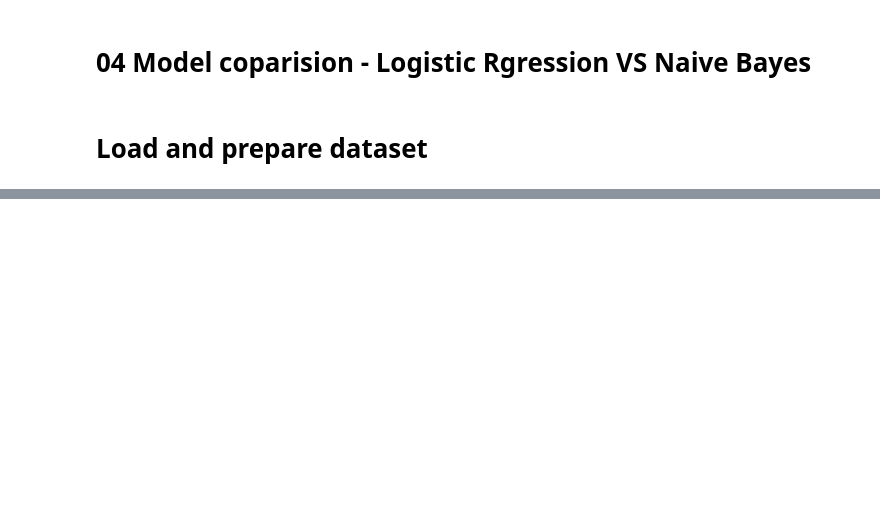
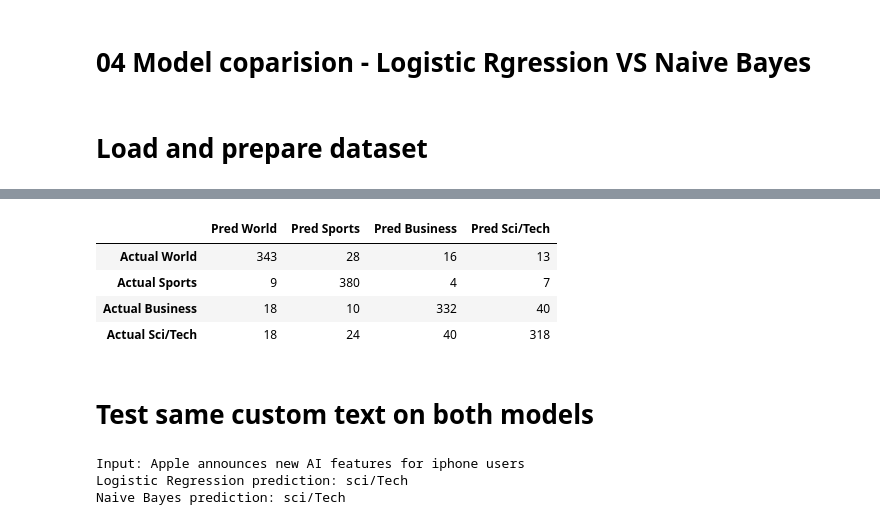
Before and after one commit to RupeshBash/news-intelligence-api, a Jupyter notebook: notebooks/04_model_comparison.ipynb, the cells around one changed output, grey strips where cells are left out. Saved outputs shown, nothing was run; the diff lists cells and outputs as text; code cells hidden in the pictures; blank space fills up the shorter version.

```diff
--- a/notebooks/04_model_comparison.ipynb
+++ b/notebooks/04_model_comparison.ipynb
@@ -55,0 +171,8 @@ df["text"] = df["text"].str.strip()
+# %%
+# Train Naive Bayes
+
+#Multinomial naive bayes is commanly used for text classification
+nb_model = MultinomialNB()
+
+# Train model
+nb_model.fit(X_train_tfidf, y_train)
@@ -55,0 +181,5 @@ df["text"] = df["text"].str.strip()
+# %%
+# Predict
+
+# Predict test labels
+nb_predictions = nb_model.predict(X_test_tfidf)
@@ -55,0 +254,42 @@ df["text"] = df["text"].str.strip()
+# %%
+# NB confusion matrix
+
+nb_cm = confusion_matrix(y_test, nb_predictions)
+
+nb_cm_df = pd.DataFrame(
+    nb_cm,
+    index=["Actual World", "Actual Sports", "Actual Business", "Actual Sci/Tech"],
+    columns=["Pred World", "Pred Sports", "Pred Business", "Pred Sci/Tech"]
+)
+
+nb_cm_df
+# %% [output]
+|  | Pred World | Pred Sports | Pred Business | Pred Sci/Tech |
+| Actual World | 343 | 28 | 16 | 13 |
+| Actual Sports | 9 | 380 | 4 | 7 |
+| Actual Business | 18 | 10 | 332 | 40 |
+| Actual Sci/Tech | 18 | 24 | 40 | 318 |
+# %% [markdown]
+# Test same custom text on both models
+# %%
+id_to_label = {
+    1: "World",
+    2: "Sports",
+    3: "Business",
+    4: "sci/Tech"
+}
+
+custom_text =["Apple announces new AI features for iphone users"]
+
+custom_tfidf = vectorizer.transform(custom_text)
+
+logistic_custom_pred = logistic_model.predict(custom_tfidf)[0]
+nb_custom_pred = nb_model.predict(custom_tfidf)[0]
+
+print("Input:", custom_text[0])
+print("Logistic Regression prediction:", id_to_label[logistic_custom_pred])
+print("Naive Bayes prediction:", id_to_label[nb_custom_pred])
+# %% [output]
+Input: Apple announces new AI features for iphone users
+Logistic Regression prediction: sci/Tech
+Naive Bayes prediction: sci/Tech
```
Also changed, not shown: parts of 21 cells of this notebook, 1 other file.
